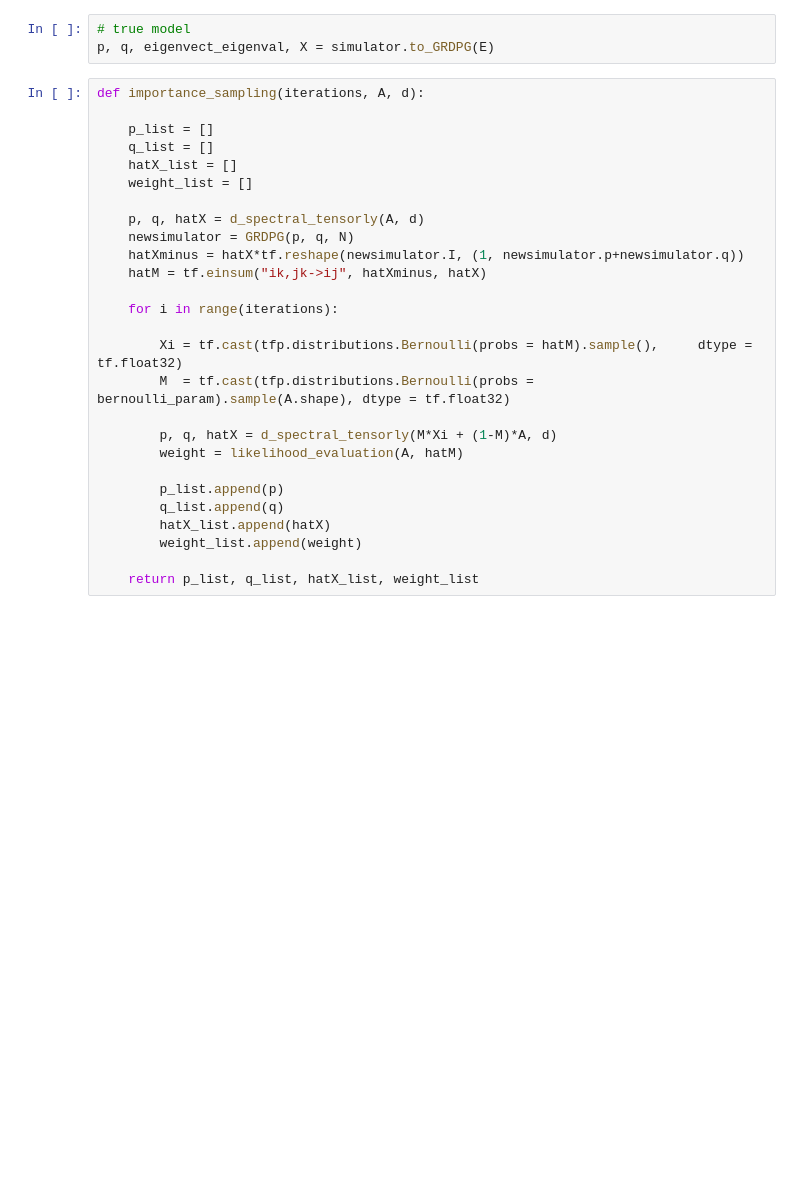
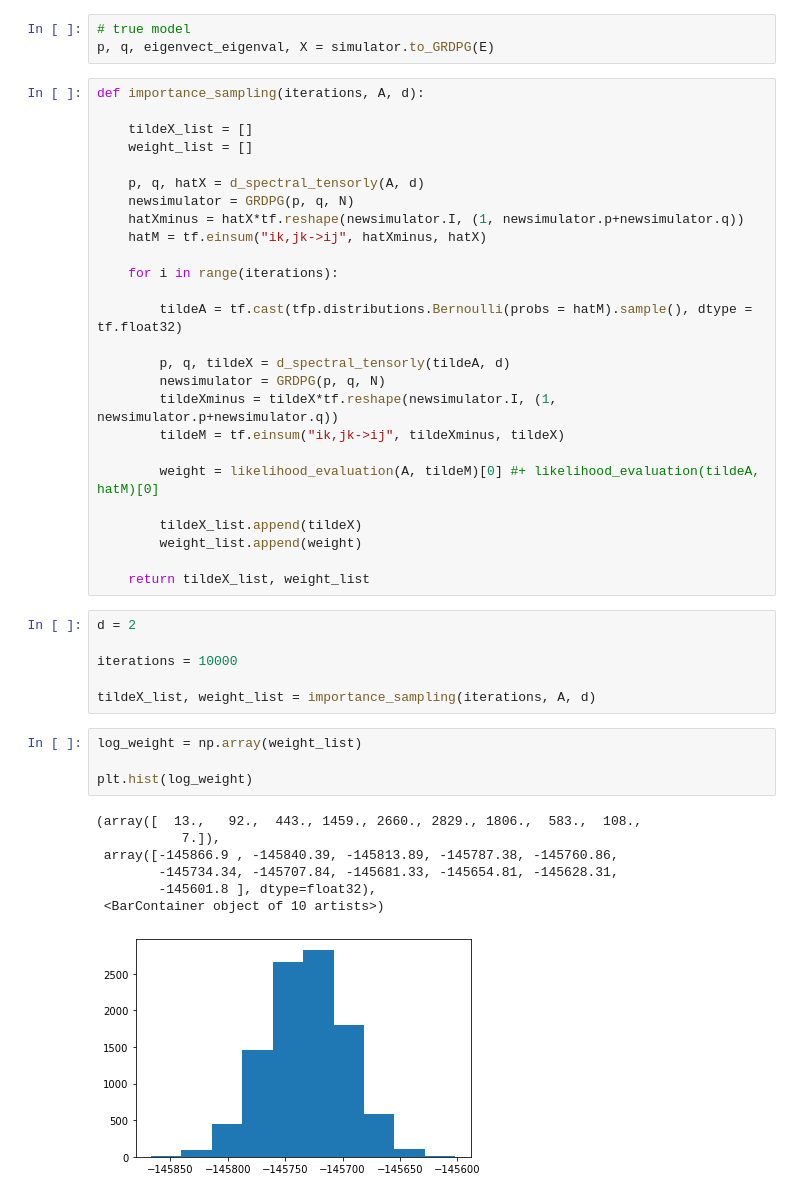
Before and after one commit to LorenzoRimella/GRDPG, a Jupyter notebook: Code/mcmc.ipynb, the cells around one changed output. Cells and saved outputs as stored; diff of their text form; blank space fills up the shorter version.

```diff
--- a/Code/mcmc.ipynb
+++ b/Code/mcmc.ipynb
@@ -112,9 +96,7 @@ p, q, eigenvect_eigenval, X = simulator.to_GRDPG(E)
 # %%
 def importance_sampling(iterations, A, d):
 
-    p_list = []
-    q_list = []
-    hatX_list = []
+    tildeX_list = []
     weight_list = []
 
     p, q, hatX = d_spectral_tensorly(A, d)
@@ -124,15 +106,34 @@ def importance_sampling(iterations, A, d):
 
     for i in range(iterations):
 
-        Xi = tf.cast(tfp.distributions.Bernoulli(probs = hatM).sample(),     dtype = tf.float32)
-        M  = tf.cast(tfp.distributions.Bernoulli(probs = bernoulli_param).sample(A.shape), dtype = tf.float32)
+        tildeA = tf.cast(tfp.distributions.Bernoulli(probs = hatM).sample(), dtype = tf.float32)
 
-        p, q, hatX = d_spectral_tensorly(M*Xi + (1-M)*A, d)
-        weight = likelihood_evaluation(A, hatM)
+        p, q, tildeX = d_spectral_tensorly(tildeA, d)
+        newsimulator = GRDPG(p, q, N)
+        tildeXminus = tildeX*tf.reshape(newsimulator.I, (1, newsimulator.p+newsimulator.q))
+        tildeM = tf.einsum("ik,jk->ij", tildeXminus, tildeX)
 
-        p_list.append(p)
-        q_list.append(q)
-        hatX_list.append(hatX)
+        weight = likelihood_evaluation(A, tildeM)[0] #+ likelihood_evaluation(tildeA, hatM)[0]
+
+        tildeX_list.append(tildeX)
         weight_list.append(weight)
 
-    return p_list, q_list, hatX_list, weight_list
+    return tildeX_list, weight_list
+# %%
+d = 2
+
+iterations = 10000
+
+tildeX_list, weight_list = importance_sampling(iterations, A, d)
+# %%
+log_weight = np.array(weight_list)
+
+plt.hist(log_weight)
+# %% [output]
+(array([  13.,   92.,  443., 1459., 2660., 2829., 1806.,  583.,  108.,
+           7.]),
+ array([-145866.9 , -145840.39, -145813.89, -145787.38, -145760.86,
+        -145734.34, -145707.84, -145681.33, -145654.81, -145628.31,
+        -145601.8 ], dtype=float32),
+ <BarContainer object of 10 artists>)
+[figure, added]
```
Also changed, not shown: parts of 12 cells of this notebook, 6 other files.
